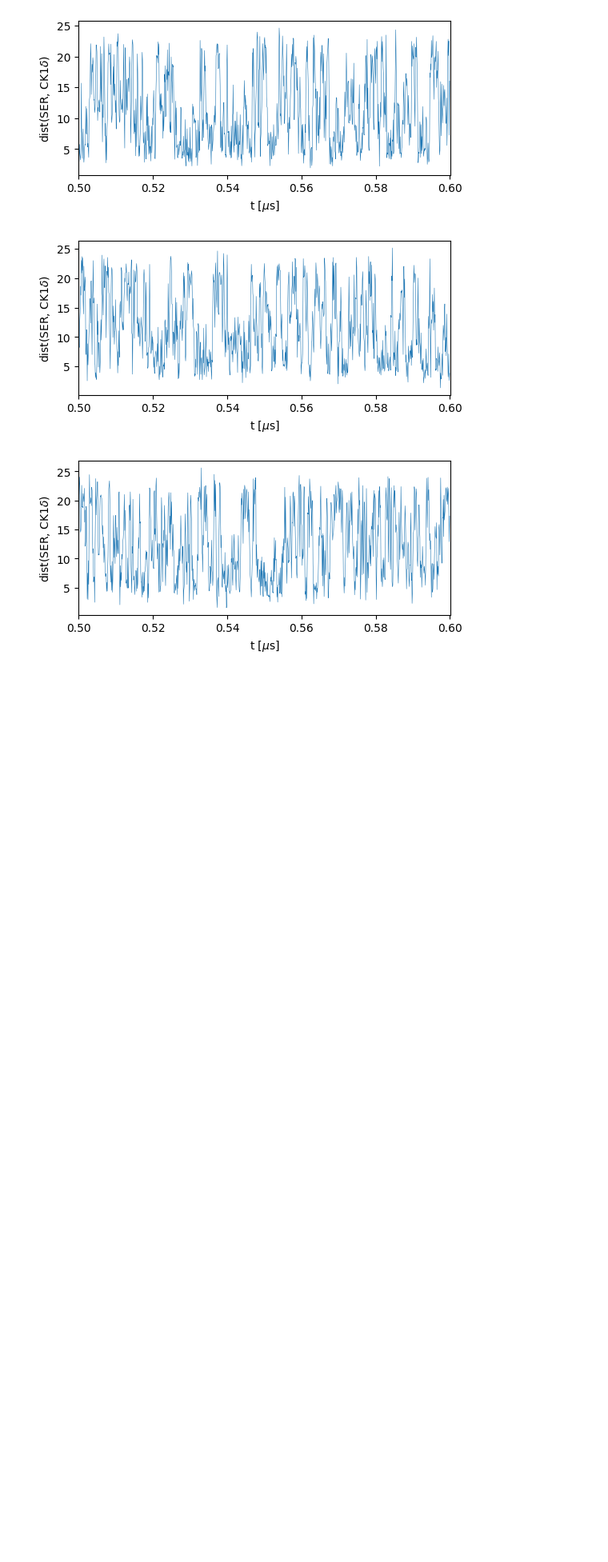
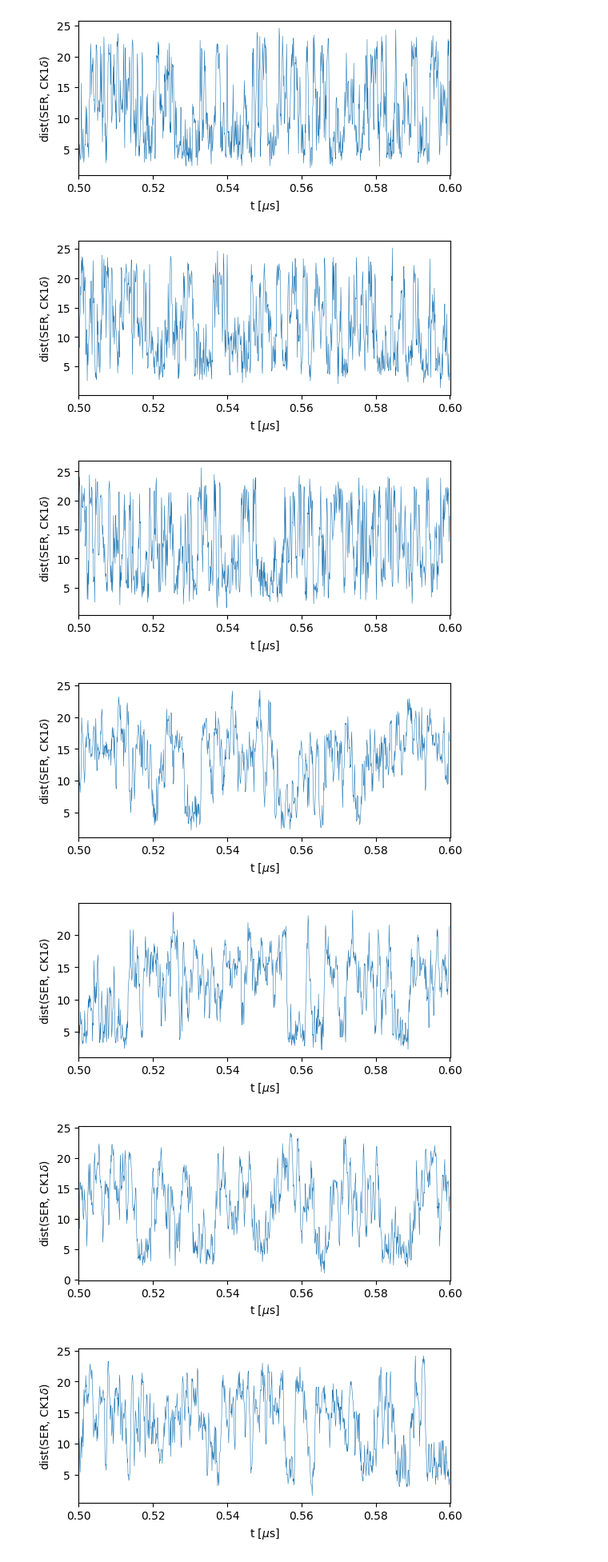
Before and after one commit to ezippo/HPA, a Jupyter notebook: process_traj.ipynb, the cells around one changed output. Shown at 80% size. Drawn from its saved outputs; the diff is of its cells as text; code cells hidden in the pictures; blank space fills up the shorter version.

```diff
--- a/process_traj.ipynb
+++ b/process_traj.ipynb
@@ -139,3 +142,16 @@ for s in range(1,11):
 [figure]
 [figure]
 [figure]
+# %%
+dmu = 15
+path_mc = f'/localscratch/zippoema/working_dir/tests/test_MC_kinetic/sim_ser19_dmu-{dmu}_1-tdp43-5pser_1-ck1d-open_10k_MCkin/'
+for s in range(1,11):
+    d = hpau.create_distance_file(path_mc+f'sim{s}_ser19_dmu-{dmu}_1-tdp43-5pser_com-ck1d-open_CAL3_10k_MCkin_dump.gsd',
+                                     id1=[300,301,302], id2=[i for i in range(154)], mean1=True, therm=0)
+    np.savetxt(path_mc+f'sim{s}_ser19_dmu-{dmu}_1-tdp43-5pser_com-ck1d-open_CAL3_10k_MCkin_dist.txt', d)
+    hpapl.plot_dist(d,part_id=5,start=5000,end=6000)
+# %% [output]
+[figure, added]
+[figure, added]
+[figure, added]
+[figure, added]
```
Also changed, not shown: parts of 3 cells of this notebook, 1 other file.
